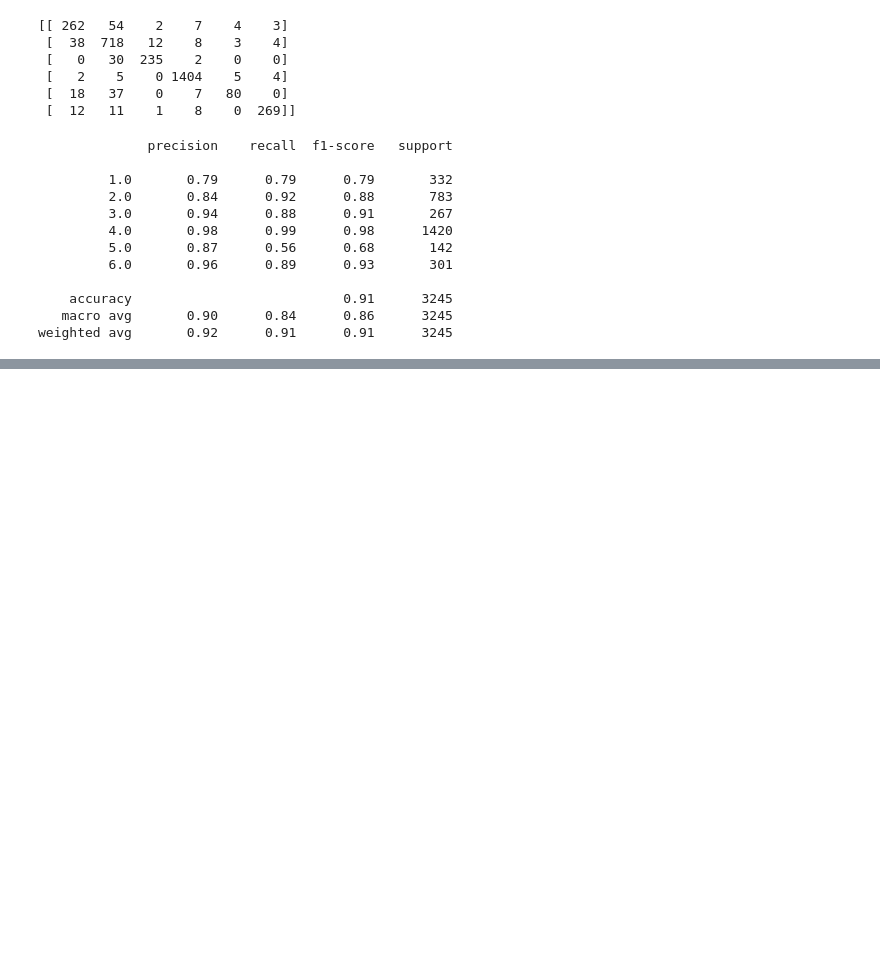
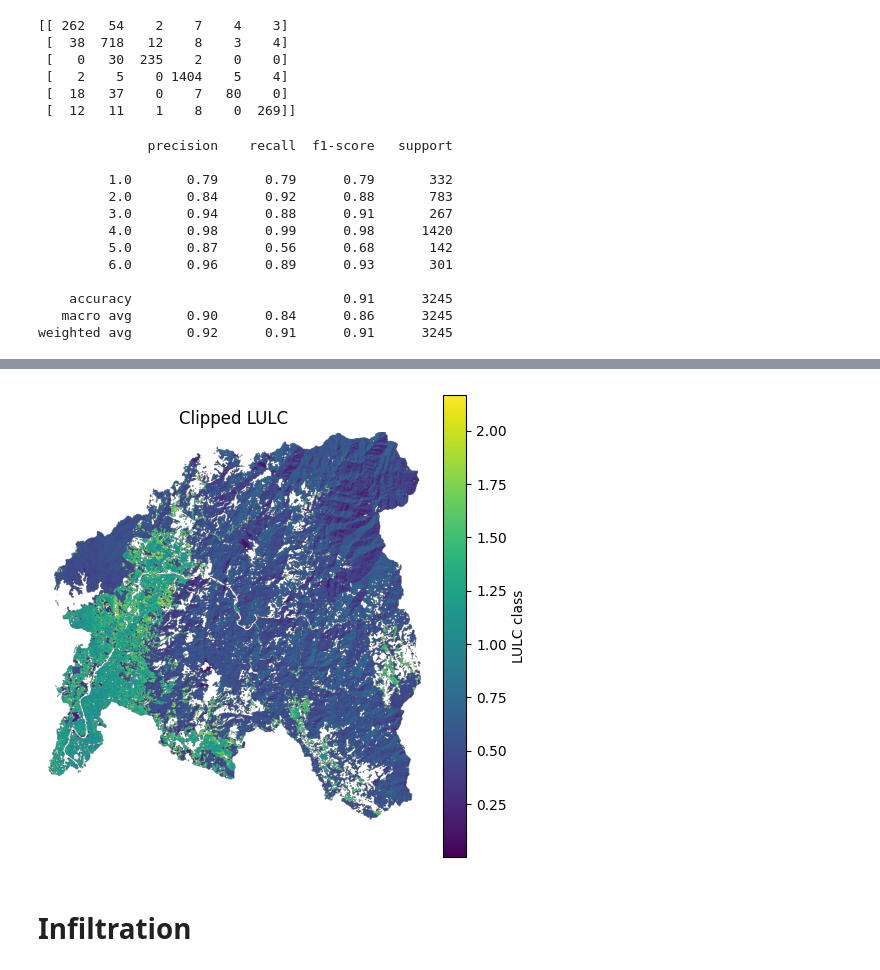
Before and after one commit to shinymikan/Marikina-MGB-LISEM, a Jupyter notebook: codes/playground.ipynb, the cells around one changed output, grey strips where cells are left out. Saved outputs shown, nothing was run; the diff lists cells and outputs as text; code cells hidden in the pictures; blank space fills up the shorter version.

```diff
--- a/codes/playground.ipynb
+++ b/codes/playground.ipynb
@@ -207,0 +297,46 @@ weighted avg       0.92      0.91      0.91      3245
+# %%
+smax = np.full_like(lai, np.nan, dtype="float32")
+
+# --- Class masks ---
+AGRI = 1
+BARE = 2
+BUILT = 3
+FOREST = 4
+GRASS = 5
+WATER = 6
+
+forest = (lulc == FOREST)
+grass  = (lulc == GRASS)
+agri   = (lulc == AGRI)
+built  = (lulc == BUILT)
+# %%
+# --- Apply equations ---
+smax[forest] = 0.2856 * lai[forest]
+smax[grass]  = 0.1713 * lai[grass]
+
+smax[agri] = (
+    0.935
+    + 0.498 * lai[agri]
+    - 0.00575 * lai[agri]**2
+)
+
+smax[built] = (
+    0.935
+    + 0.498 * lai[built]
+    - 0.00575 * lai[built]**2
+)
+
+# --- Handle nodata ---
+nodata = np.nan
+smax[np.isnan(smax)] = nodata
+# %%
+import matplotlib.pyplot as plt
+
+plt.figure(figsize=(6, 6))
+plt.imshow(smax)
+plt.colorbar(label="LULC class")
+plt.title("Clipped LULC")
+plt.axis("off")
+plt.show()
+# %% [output]
+[figure, added]
@@ -207,0 +348,2 @@ weighted avg       0.92      0.91      0.91      3245
+# %% [markdown]
+# Infiltration
```
Also changed, not shown: parts of 16 cells of this notebook, 9 other files.
